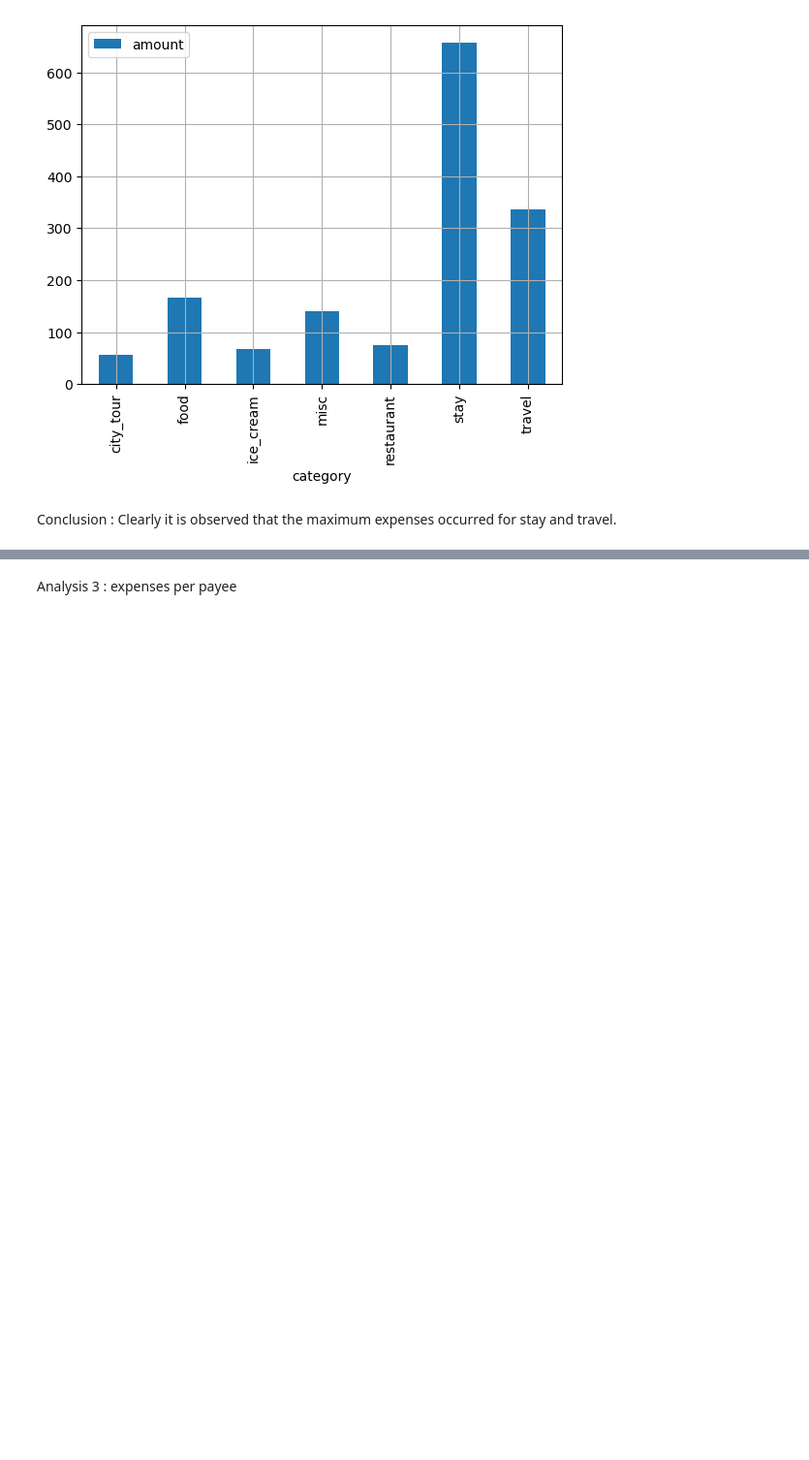
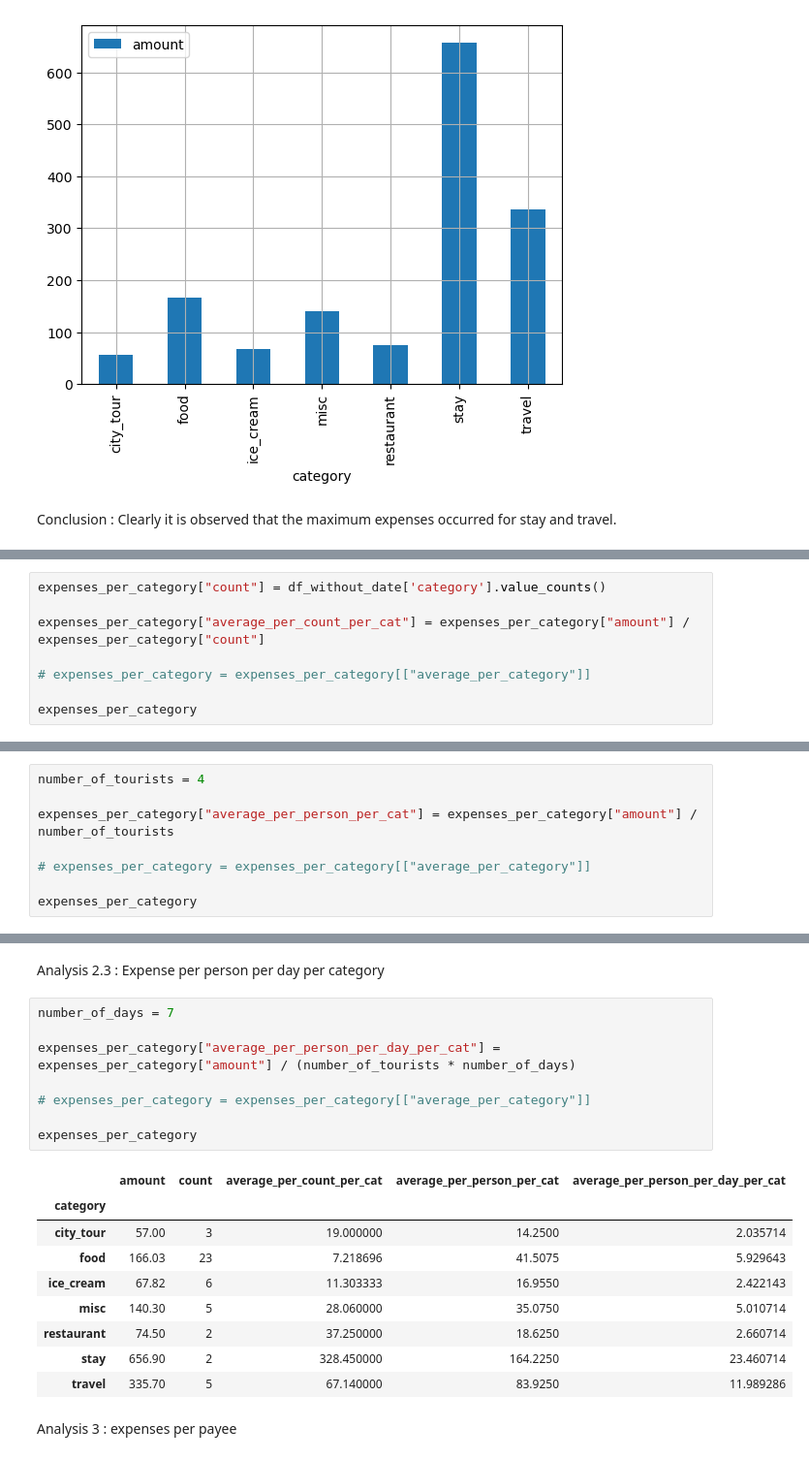
Before and after one commit to salmanshahid8/vacations_data_analysis, a Jupyter notebook: expenses_analysis.ipynb, the cells around one changed output, grey strips where cells are left out. Shown at 97% size. Cells and saved outputs as stored; diff of their text form; blank space fills up the shorter version.

Commit message:
analysis updated at more micro level

```diff
--- a/expenses_analysis.ipynb
+++ b/expenses_analysis.ipynb
@@ -120,0 +123,8 @@ Conclusion : Clearly it is observed that the maximum expenses occurred for stay
+# %%
+expenses_per_category["count"] = df_without_date['category'].value_counts()
+
+expenses_per_category["average_per_count_per_cat"] = expenses_per_category["amount"] / expenses_per_category["count"]
+
+# expenses_per_category = expenses_per_category[["average_per_category"]]
+
+expenses_per_category
@@ -120,0 +143,8 @@ Conclusion : Clearly it is observed that the maximum expenses occurred for stay
+# %%
+number_of_tourists = 4
+
+expenses_per_category["average_per_person_per_cat"] = expenses_per_category["amount"] / number_of_tourists
+
+# expenses_per_category = expenses_per_category[["average_per_category"]]
+
+expenses_per_category
@@ -121,3 +161,23 @@ Conclusion : Clearly it is observed that the maximum expenses occurred for stay
+# %% [markdown]
+Analysis 2.3 : Expense per person per day per category
+# %%
+number_of_days = 7
+
+expenses_per_category["average_per_person_per_day_per_cat"] = expenses_per_category["amount"] / (number_of_tourists * number_of_days)
+
+# expenses_per_category = expenses_per_category[["average_per_category"]]
+
+expenses_per_category
+# %% [output]
+|  | amount | count | average_per_count_per_cat | average_per_person_per_cat | average_per_person_per_day_per_cat |
+| category |  |  |  |  |  |
+| city_tour | 57.00 | 3 | 19.000000 | 14.2500 | 2.035714 |
+| food | 166.03 | 23 | 7.218696 | 41.5075 | 5.929643 |
+| ice_cream | 67.82 | 6 | 11.303333 | 16.9550 | 2.422143 |
+| misc | 140.30 | 5 | 28.060000 | 35.0750 | 5.010714 |
+| restaurant | 74.50 | 2 | 37.250000 | 18.6250 | 2.660714 |
+| stay | 656.90 | 2 | 328.450000 | 164.2250 | 23.460714 |
+| travel | 335.70 | 5 | 67.140000 | 83.9250 | 11.989286 |
 # %% [markdown]
 Analysis 3 : expenses per payee
 # %%
```
Also changed, not shown: parts of 7 cells of this notebook.
